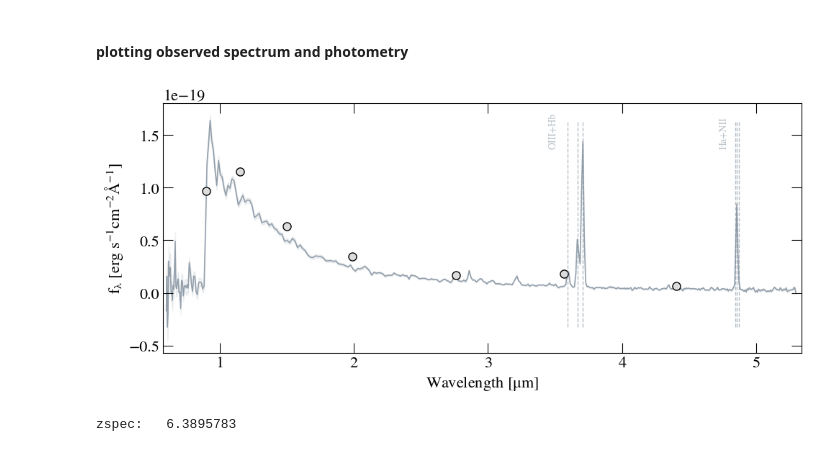
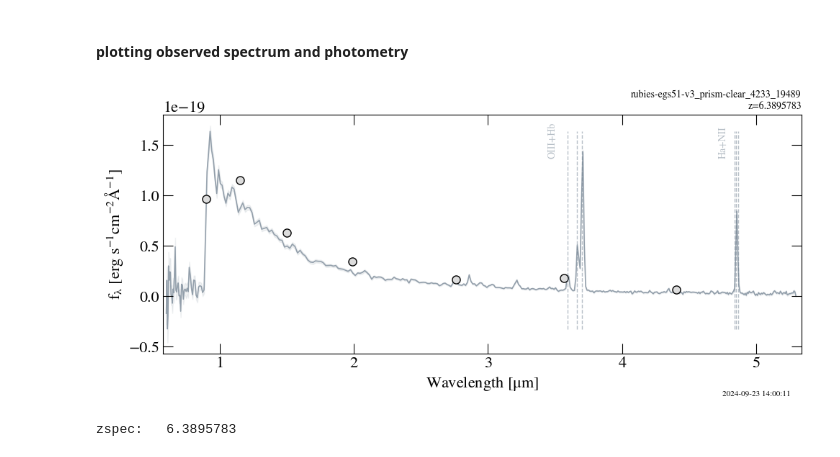
Before and after one commit to RashmiGot/dja-pipes, a Jupyter notebook: dja-pipes/notebooks/run_pipes_on_dja_spec.ipynb, the cells around one changed output. Saved outputs shown, nothing was run; the diff lists cells and outputs as text; code cells hidden in the pictures.

```diff
--- a/dja-pipes/notebooks/run_pipes_on_dja_spec.ipynb
+++ b/dja-pipes/notebooks/run_pipes_on_dja_spec.ipynb
@@ -38,9 +38,9 @@ db_pull.pull_phot_from_db(fname_spec, fname_phot_out, filePath)
 # %% [markdown]
 #### plotting observed spectrum and photometry
 # %%
-p_plot.plot_spec_phot_data(fname_spec_out, fname_phot_out, f_lam=True)
+p_plot.plot_spec_phot_data(fname_spec, fname_spec_out, fname_phot_out, f_lam=True)
 # %% [output]
-[figure, old version]
+[figure, new version]
 # %%
 # spectroscopic redshift
 z_spec = db_pull.pull_zspec_from_db(fname_spec)
```
Also changed, not shown: parts of 2 cells of this notebook, 1 other file.
